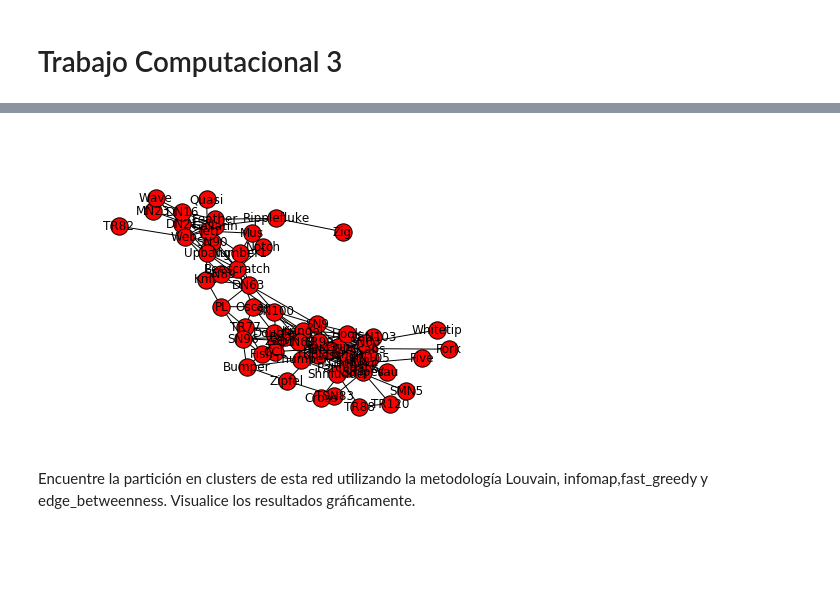
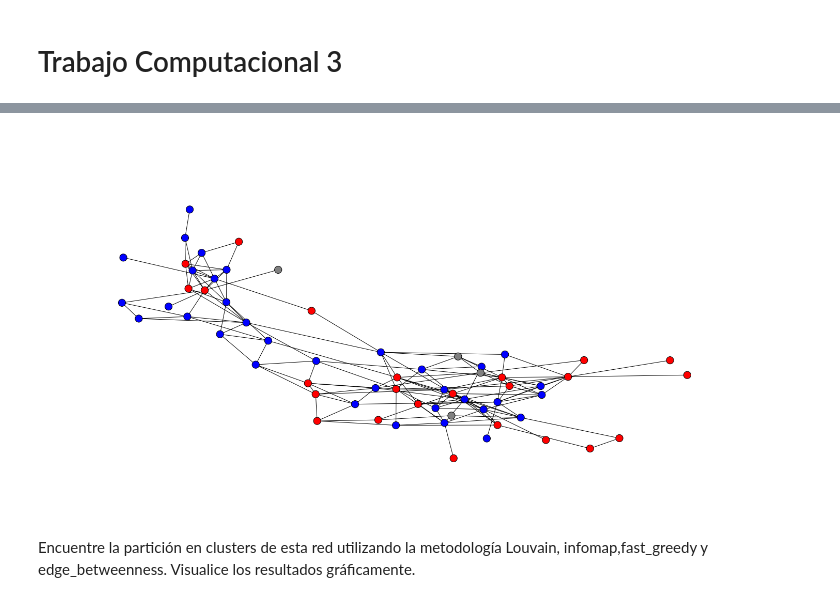
Before and after one commit to yuditsabet/TP3, a Jupyter notebook: tc03/TP3.ipynb, the cells around one changed output, grey strips where cells are left out. Saved outputs shown, nothing was run; the diff lists cells and outputs as text; code cells hidden in the pictures; blank space fills up the shorter version.

```diff
--- a/tc03/TP3.ipynb
+++ b/tc03/TP3.ipynb
@@ -28,8 +24,3 @@ directorio = os.path.dirname(os.path.realpath("dolphins.txt"))
 fnDOL = os.path.join(directorio,'dolphins.gml')
 delfines = nx.read_gml(fnDOL)
 generos=ldata('dolphinsGender.txt')
-# %%
-nx.draw(delfines, with_labels=True)
-plt.show()
-# %% [output]
-[figure, removed]
@@ -36,3 +36,15 @@ plt.show()
+# %%
+plt.figure(figsize=(20,10))
+nx.draw(delfines,
+        width=1,
+        node_color=["blue" if g==0 else "red" if g==1 else "grey"  for g in nx.get_node_attributes(delfines, "genero").values()],
+        node_size=200,
+        with_labels=False,
+       pos=nx.fruchterman_reingold_layout(delfines)
+       )
+plt.show()
+# %% [output]
+[figure, added]
 # %%
 #delfines.edges
 # %% [markdown]
```
Also changed, not shown: parts of 25 cells of this notebook.
